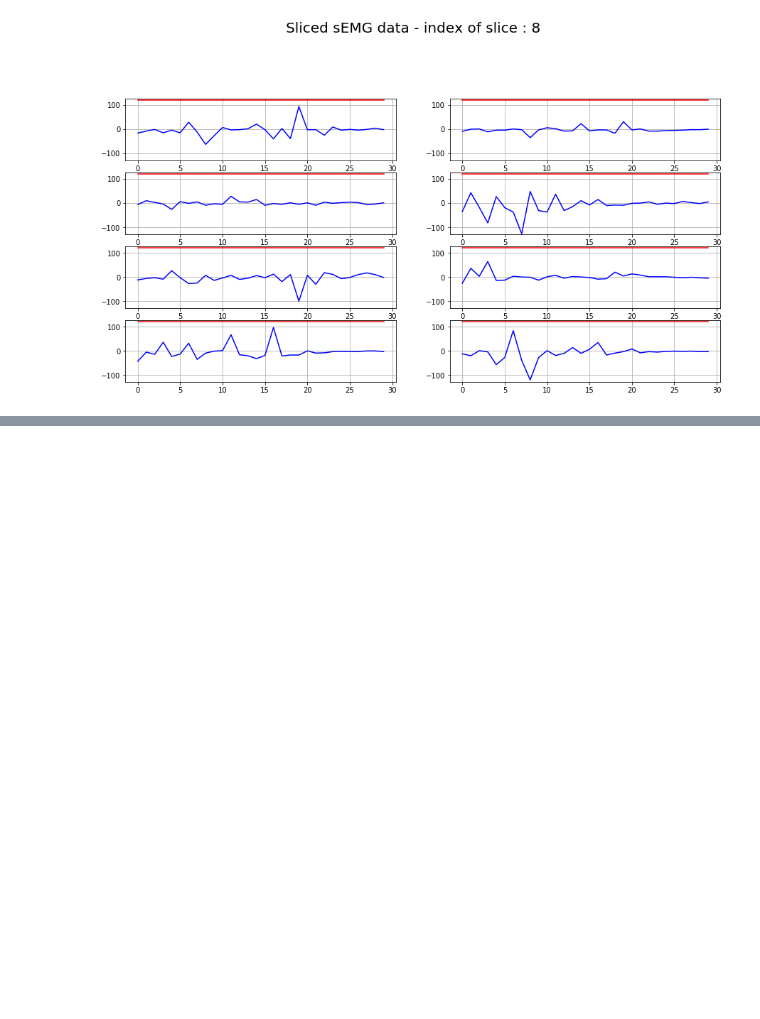
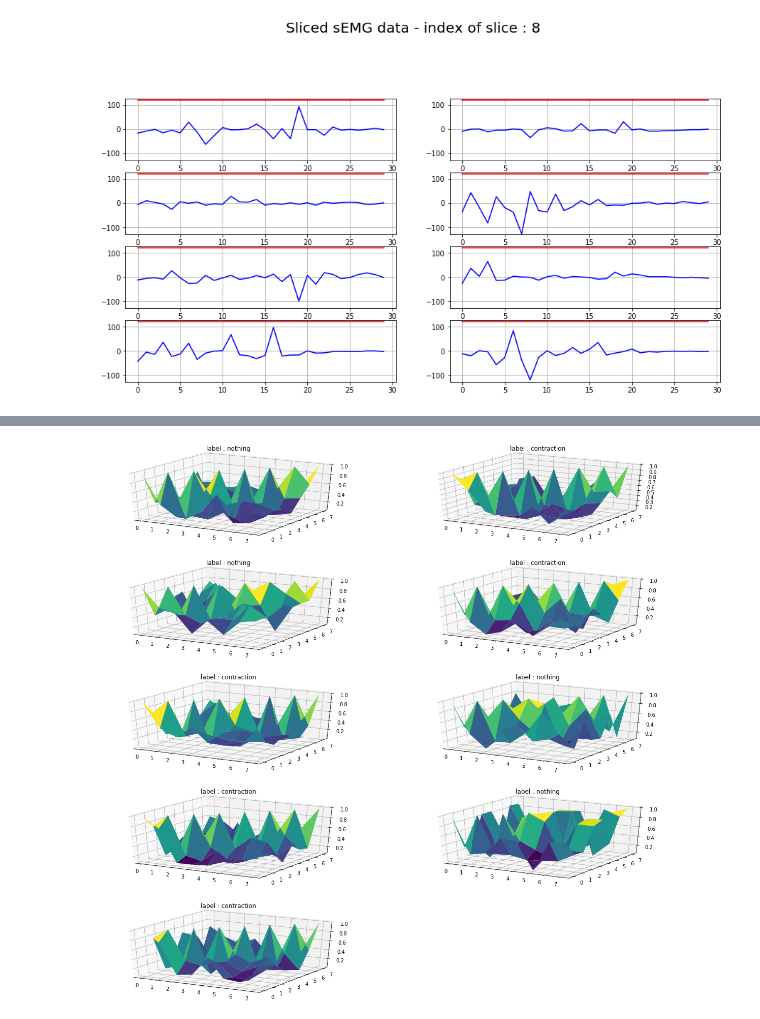
Before and after one commit to ssaru/TIL, a Jupyter notebook: Artificial_Intelligence/Signal_processing/Nonlinear correlation coefficient.ipynb, the cells around one changed output, grey strips where cells are left out. Drawn from its saved outputs; the diff is of its cells as text; code cells hidden in the pictures; blank space fills up the shorter version.

```diff
--- a/Artificial_Intelligence/Signal_processing/Nonlinear correlation coefficient.ipynb
+++ b/Artificial_Intelligence/Signal_processing/Nonlinear correlation coefficient.ipynb
@@ -444,0 +375,31 @@ plt.show()
+# %%
+from mpl_toolkits import mplot3d
+
+def confusion_func(x, y):
+
+    result = [[list() for i in range(x.shape[0])] for j in range(y.shape[0])]
+
+    for i in range(x.shape[0]):
+        for j in range(y.shape[0]):
+            result[i][j].append(image[x[i][j]][y[i][j]])
+
+    result = np.array(result).squeeze()
+
+    return result
+
+x = np.linspace(0, 7, num=8, dtype=np.int)
+y = np.linspace(0, 7, num=8, dtype=np.int)
+
+
+fig = plt.figure(figsize=(20,20))
+for i in range(num_slicedEMG):
+    image = confusion_matrix[i]
+
+    X, Y = np.meshgrid(x, y)
+    Z = confusion_func(X, Y)
+
+    ax = fig.add_subplot(5, 2, (i+1), projection='3d')
+    ax.plot_surface(X, Y, Z, rstride=1, cstride=1, cmap='viridis', edgecolor='none')
+    ax.set_title("label : {}".format("nothing" if yhats[j][i][0] == 0 else "contraction"))
+# %% [output]
+[figure, added]
```
Also changed, not shown: parts of 6 cells of this notebook.
